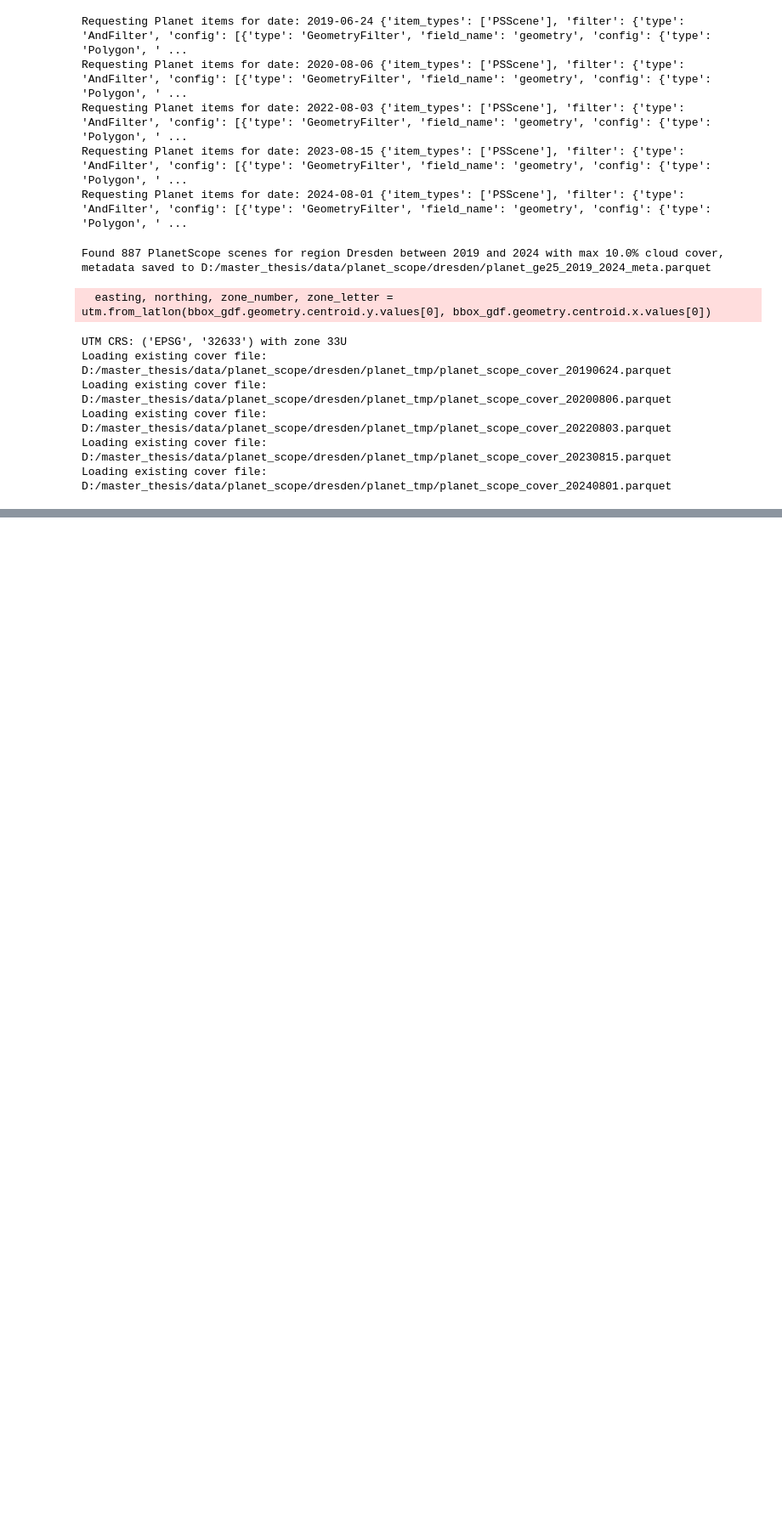
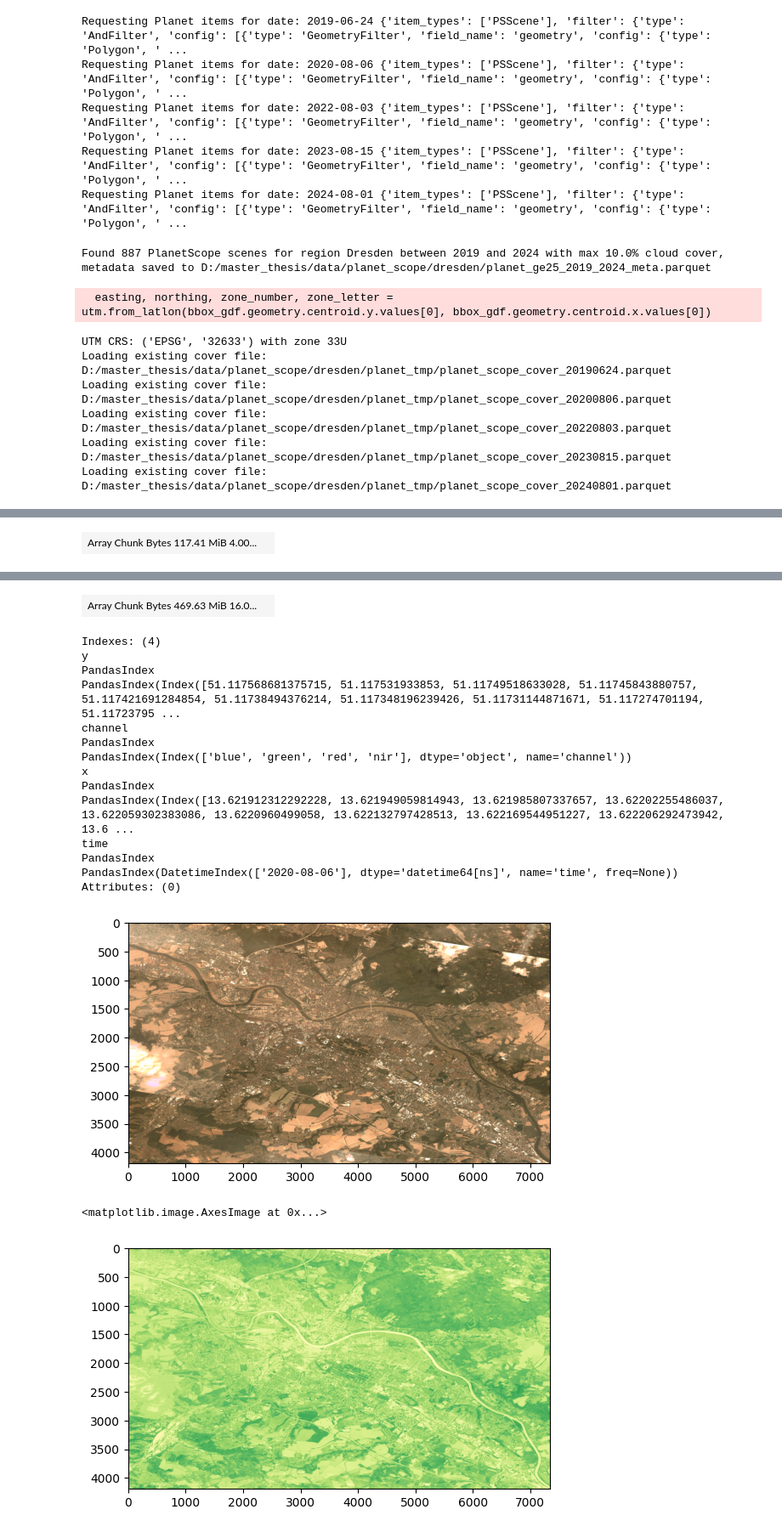
Before and after one commit to janneskruse/masterthesis_genai_spatialplan, a Jupyter notebook: code/data_acquisition/planetscope_to_xarray.ipynb, the cells around one changed output, grey strips where cells are left out. Shown at 85% size. Drawn from its saved outputs; the diff is of its cells as text; code cells hidden in the pictures; blank space fills up the shorter version.

```diff
--- a/code/data_acquisition/planetscope_to_xarray.ipynb
+++ b/code/data_acquisition/planetscope_to_xarray.ipynb
@@ -626,0 +874,22 @@ Failed to activate asset for https://api.planet.com/data/v1/item-types/PSScene/i
+# %%
+merged = xr.open_zarr(planet_zarr_filenames[1], consolidated=True)
+
+merged_ps = merged.planetscope_sr_4band.isel(time=0)
+
+display(merged)
+
+rgb = np.stack([
+    merged_ps.isel(channel=2),
+    merged_ps.isel(channel=1),
+    merged_ps.isel(channel=0)
+], axis=-1)
+
+rgb = np.clip(rgb / np.nanpercentile(rgb, 98), 0, 1)
+plt.imshow(rgb)
+plt.show()
+plt.close()
+
+# plot ndvi
+ndvi = merged.ndvi.isel(time=0)
+plt.imshow(ndvi, cmap='RdYlGn', vmin=-1, vmax=1)
+# %% [output]
@@ -626,0 +913 @@ Failed to activate asset for https://api.planet.com/data/v1/item-types/PSScene/i
+| Array Chunk Bytes 117.41 MiB 4.00... |  |
@@ -626,0 +930,18 @@ Failed to activate asset for https://api.planet.com/data/v1/item-types/PSScene/i
+| Array Chunk Bytes 469.63 MiB 16.0... |  |
+Indexes: (4)
+y
+PandasIndex
+PandasIndex(Index([51.117568681375715, 51.117531933853, 51.11749518633028, 51.11745843880757, 51.117421691284854, 51.11738494376214, 51.117348196239426, 51.11731144871671, 51.117274701194, 51.11723795 ...
+channel
+PandasIndex
+PandasIndex(Index(['blue', 'green', 'red', 'nir'], dtype='object', name='channel'))
+x
+PandasIndex
+PandasIndex(Index([13.621912312292228, 13.621949059814943, 13.621985807337657, 13.62202255486037, 13.622059302383086, 13.6220960499058, 13.622132797428513, 13.622169544951227, 13.622206292473942, 13.6 ...
+time
+PandasIndex
+PandasIndex(DatetimeIndex(['2020-08-06'], dtype='datetime64[ns]', name='time', freq=None))
+Attributes: (0)
+[figure, added]
+<matplotlib.image.AxesImage at 0x...>
+[figure, added]
```
Also changed, not shown: parts of 12 cells of this notebook, 2 other files.
